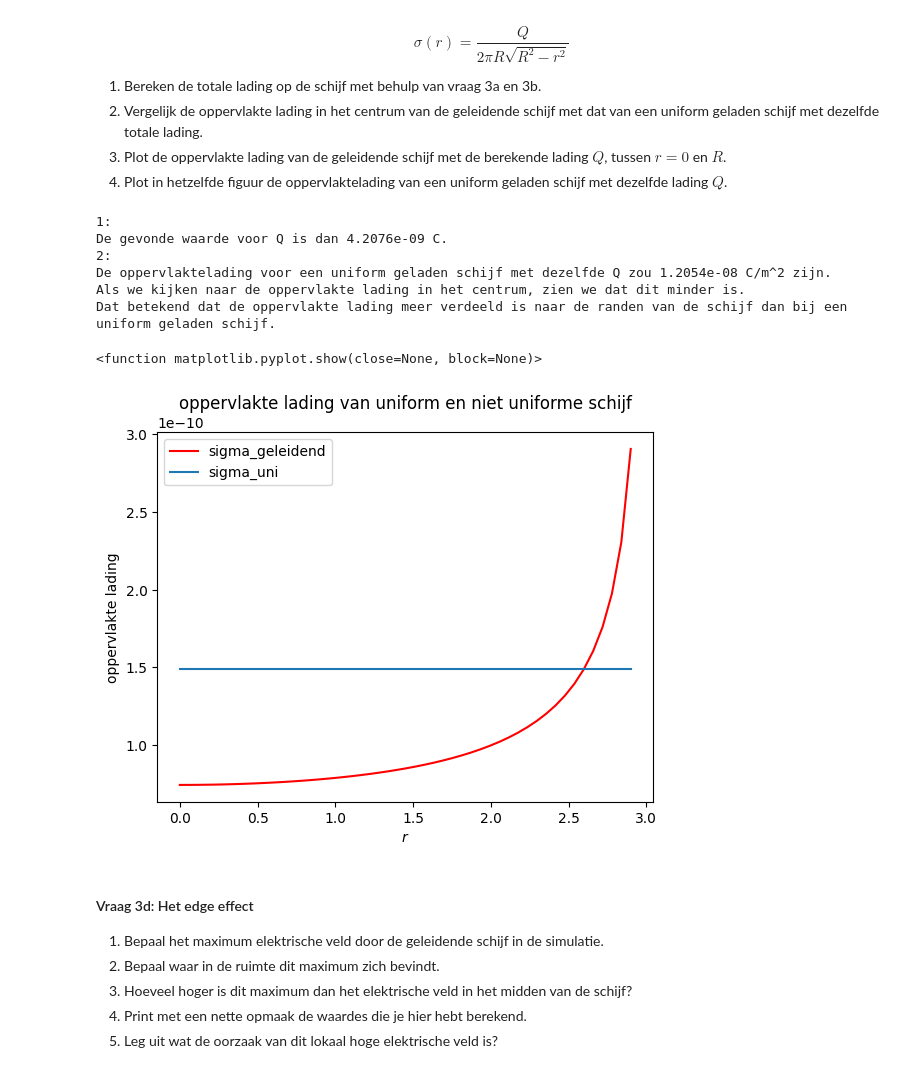
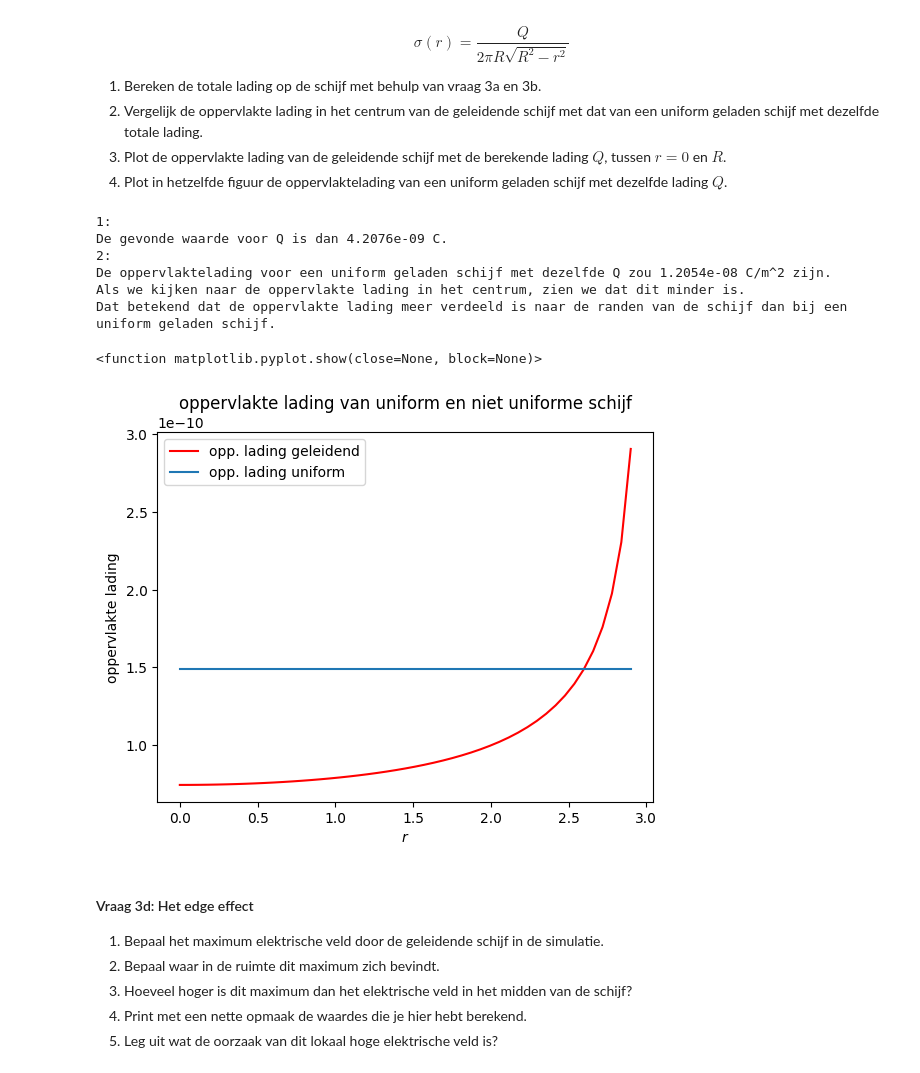
Before and after one commit to VladimirRistic/opdrachten-DEF-D, a Jupyter notebook: DigitaleOntwerpopdrachten/1CondensatorOpdracht/CondensatorOntwerpopdracht.ipynb, the cells around one changed output. Saved outputs shown, nothing was run; the diff lists cells and outputs as text; code cells hidden in the pictures.

```diff
--- a/DigitaleOntwerpopdrachten/1CondensatorOpdracht/CondensatorOntwerpopdracht.ipynb
+++ b/DigitaleOntwerpopdrachten/1CondensatorOpdracht/CondensatorOntwerpopdracht.ipynb
@@ -352,36 +352,36 @@ Q = opplading0*2*np.pi*3**2
 print("1:")
 print("De gevonde waarde voor Q is dan", round(Q, 13), "C.")
 
 #2
 # Voor een uniform geladen schijf geldt : opplading = Q/A = Q/(\pi*R^2) voor onze Q zou dat geven:
 print("2:")
 print("De oppervlaktelading voor een uniform geladen schijf met dezelfde Q zou", round(Q/np.pi*3**2, 12),"C/m^2 zijn.")
 print("Als we kijken naar de oppervlakte lading in het centrum, zien we dat dit minder is.")
 print("Dat betekend dat de oppervlakte lading meer verdeeld is naar de randen van de schijf dan bij een uniform geladen schijf.")
 
 #3 en 4
 r_schijf = np.linspace(0,2.9,49)
 R = 3
 sigma_geleidend = Q/(2*np.pi*R*np.sqrt(R**2-r_schijf**2))
 sigma_uni = Q/(np.pi*R**2)
 
 plt.figure()
-plt.plot(r_schijf, sigma_geleidend, color = 'red', label = "sigma_geleidend")
-plt.plot(r_schijf, np.linspace(sigma_uni, sigma_uni, 49), label = "sigma_uni")
+plt.plot(r_schijf, sigma_geleidend, color = 'red', label = "opp. lading geleidend")
+plt.plot(r_schijf, np.linspace(sigma_uni, sigma_uni, 49), label = "opp. lading uniform")
 plt.legend()
 plt.xlabel("$r$")
 plt.ylabel("oppervlakte lading")
 plt.title("oppervlakte lading van uniform en niet uniforme schijf")
 plt.show
 # %% [output]
 1:
 De gevonde waarde voor Q is dan 4.2076e-09 C.
 2:
 De oppervlaktelading voor een uniform geladen schijf met dezelfde Q zou 1.2054e-08 C/m^2 zijn.
 Als we kijken naar de oppervlakte lading in het centrum, zien we dat dit minder is.
 Dat betekend dat de oppervlakte lading meer verdeeld is naar de randen van de schijf dan bij een uniform geladen schijf.
 <function matplotlib.pyplot.show(close=None, block=None)>
-[figure, old version]
+[figure, new version]
 # %% [markdown]
 #### Vraag 3d: Het edge effect
 
```
Also changed, not shown: parts of 2 cells of this notebook.
